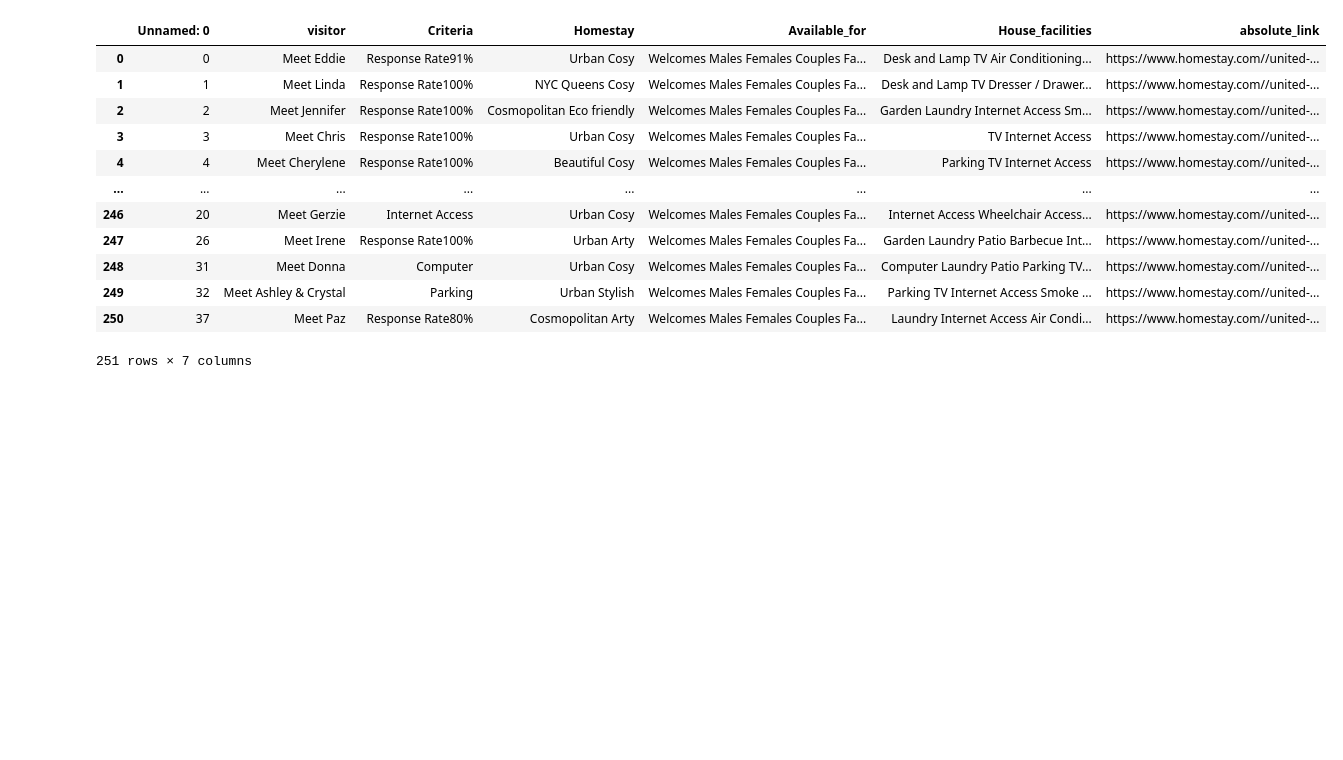
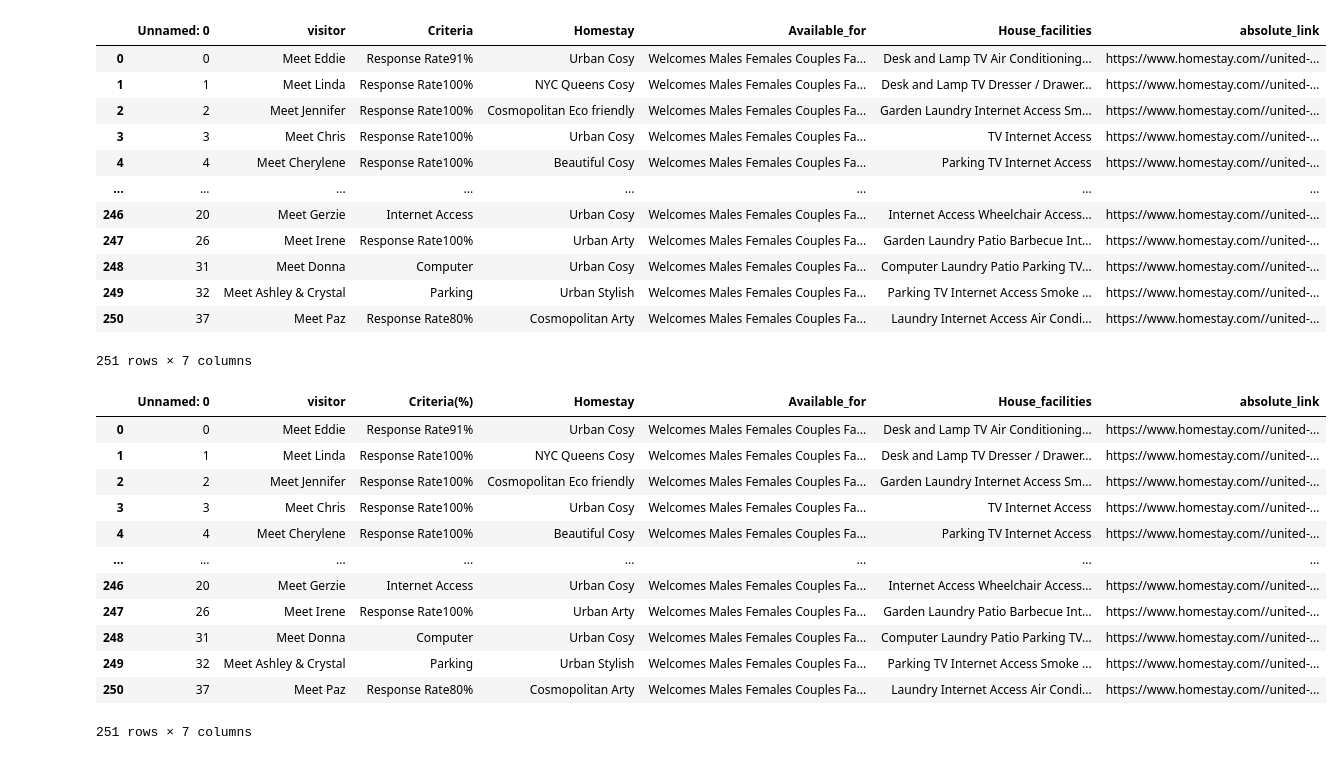
Before and after one commit to CyberWol-12/Data-science-project-with-python-webscraping, a Jupyter notebook: homestay.ipynb, the cells around one changed output. Cells and saved outputs as stored; diff of their text form; code cells hidden in the pictures; blank space fills up the shorter version.

```diff
--- a/homestay.ipynb
+++ b/homestay.ipynb
@@ -191,3 +191,21 @@ df_combined
 | 249 | 32 | Meet Ashley & Crystal | Parking | Urban Stylish | Welcomes Males Females Couples Fa... | Parking TV Internet Access Smoke ... | https://www.homestay.com//united-... |
 | 250 | 37 | Meet Paz | Response Rate80% | Cosmopolitan Arty | Welcomes Males Females Couples Fa... | Laundry Internet Access Air Condi... | https://www.homestay.com//united-... |
 251 rows × 7 columns
+# %%
+#change Criteria Column
+df_combined = df_combined.rename(columns = {'Criteria':'Criteria(%)'})
+df_combined
+# %% [output]
+|  | Unnamed: 0 | visitor | Criteria(%) | Homestay | Available_for | House_facilities | absolute_link |
+| 0 | 0 | Meet Eddie | Response Rate91% | Urban Cosy | Welcomes Males Females Couples Fa... | Desk and Lamp TV Air Conditioning... | https://www.homestay.com//united-... |
+| 1 | 1 | Meet Linda | Response Rate100% | NYC Queens Cosy | Welcomes Males Females Couples Fa... | Desk and Lamp TV Dresser / Drawer... | https://www.homestay.com//united-... |
+| 2 | 2 | Meet Jennifer | Response Rate100% | Cosmopolitan Eco friendly | Welcomes Males Females Couples Fa... | Garden Laundry Internet Access Sm... | https://www.homestay.com//united-... |
+| 3 | 3 | Meet Chris | Response Rate100% | Urban Cosy | Welcomes Males Females Couples Fa... | TV Internet Access | https://www.homestay.com//united-... |
+| 4 | 4 | Meet Cherylene | Response Rate100% | Beautiful Cosy | Welcomes Males Females Couples Fa... | Parking TV Internet Access | https://www.homestay.com//united-... |
+| ... | ... | ... | ... | ... | ... | ... | ... |
+| 246 | 20 | Meet Gerzie | Internet Access | Urban Cosy | Welcomes Males Females Couples Fa... | Internet Access Wheelchair Access... | https://www.homestay.com//united-... |
+| 247 | 26 | Meet Irene | Response Rate100% | Urban Arty | Welcomes Males Females Couples Fa... | Garden Laundry Patio Barbecue Int... | https://www.homestay.com//united-... |
+| 248 | 31 | Meet Donna | Computer | Urban Cosy | Welcomes Males Females Couples Fa... | Computer Laundry Patio Parking TV... | https://www.homestay.com//united-... |
+| 249 | 32 | Meet Ashley & Crystal | Parking | Urban Stylish | Welcomes Males Females Couples Fa... | Parking TV Internet Access Smoke ... | https://www.homestay.com//united-... |
+| 250 | 37 | Meet Paz | Response Rate80% | Cosmopolitan Arty | Welcomes Males Females Couples Fa... | Laundry Internet Access Air Condi... | https://www.homestay.com//united-... |
+251 rows × 7 columns
```
